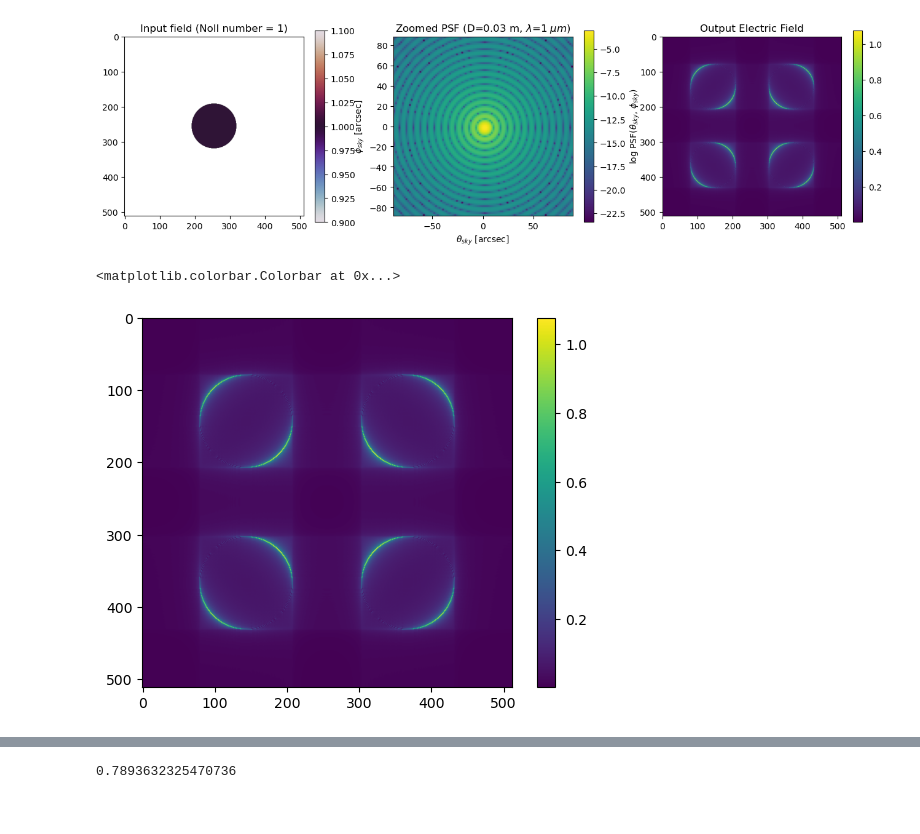
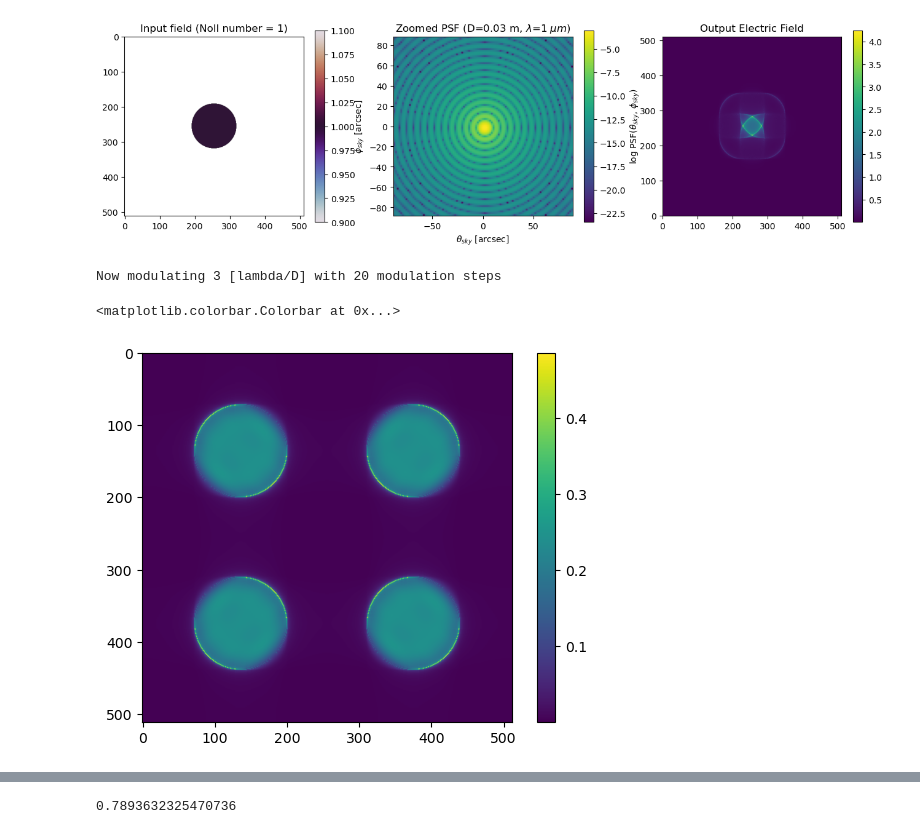
Before and after one commit to ArcetriAdaptiveOptics/ekarus, a Jupyter notebook: ekarus/notebooks/TestCCD.ipynb, the cells around one changed output, grey strips where cells are left out. Saved outputs shown, nothing was run; the diff lists cells and outputs as text; code cells hidden in the pictures.

```diff
--- a/ekarus/notebooks/TestCCD.ipynb
+++ b/ekarus/notebooks/TestCCD.ipynb
@@ -35,13 +78,14 @@ nx = 128
 
 # Create pupil mask
 oversampling = 4
-mask = CircularMask((oversampling * nx, oversampling * nx), maskRadius=nx // 2)
+mask = CircularMask((nx*oversampling,nx*oversampling), maskRadius=nx // 2)
 
 # Conversions
 pupilDiameterInM = 30e-3
 lambdaInM = 1000e-9
 pix2arcsec = compute_pixel_size(wavelength=lambdaInM, pupil_diameter_in_m=pupilDiameterInM, padding = oversampling)
 pix2rad = pix2arcsec/rad2arcsec
+lambdaOverD = lambdaInM/pupilDiameterInM
 
 # Create the input electric field for flat wavefront (a piston of 1 radians)
 noll = 1
@@ -49,11 +93,11 @@ zern_amp = 1
 input_field = create_field_from_zernike_coefficients(mask, noll, zern_amp)
 
 # Pyramid WFS
-apex_angle = 0.005859393655500168#0.00585228309251063#0.0058 # vertex angle in radians, can be tricky to find the right value
-wfs = PyramidWFS(apex_angle)
+apex_angle = 0.025 #0.005859393655500168 # vertex angle in radians, can be tricky to find the right value
+wfs = PyramidWFS(apex_angle, oversampling)
 
 # Electric field propagation
-output_field = wfs.propagate(input_field, pix2rad)
+output_field = wfs.propagate(input_field, lambdaOverD)
 intensity = xp.abs(output_field**2)
 
 # Compute normalized psf
@@ -65,7 +109,7 @@ s = 0.45
 plt.figure(1, figsize=(16,9))
 plt.subplot(1, 3, 1)
 plt.title(f'Input field (Noll number = {noll})')
-plt.imshow(xp.angle(input_field), cmap='twilight')
+plt.imshow(xp.angle(input_field), cmap='twilight', origin='lower')
 plt.colorbar(shrink=s)
 
 plt.subplot(1, 3, 2)
@@ -78,23 +122,25 @@ showZoomCenter(psf, pix2arcsec, title=r'Zoomed PSF (D=%g m, $\lambda$=%g $\mu m$
 
 plt.subplot(1, 3, 3)
 plt.title("Output Electric Field")
-plt.imshow(intensity)
+plt.imshow(intensity,origin='lower')
 plt.colorbar(shrink=s)
 plt.show()
 # %% [output]
-[figure, old version]
+[figure, new version]
 # %%
 alpha = 3*lambdaInM/pupilDiameterInM
 
 noll = 1
 zern_amp = 1
 
 input_field = create_field_from_zernike_coefficients(mask, noll, zern_amp)
-modulated_intensity = wfs.modulate(input_field, 3*lambdaInM/pupilDiameterInM, pix2rad)
+wfs.set_modulation_angle(modulationAngleInLambdaOverD=3)
+modulated_intensity = wfs.modulate(input_field, lambdaOverD)
 
 plt.figure()
-plt.imshow(intensity)
+plt.imshow(modulated_intensity,origin='lower')
 plt.colorbar()
 # %% [output]
-<matplotlib.colorbar.Colorbar at 0x...>
+Now modulating 3 [lambda/D] with 20 modulation steps
+<matplotlib.colorbar.Colorbar at 0x...>
-[figure, old version]
+[figure, new version]
```
Also changed, not shown: parts of 7 cells of this notebook, 7 other files.
